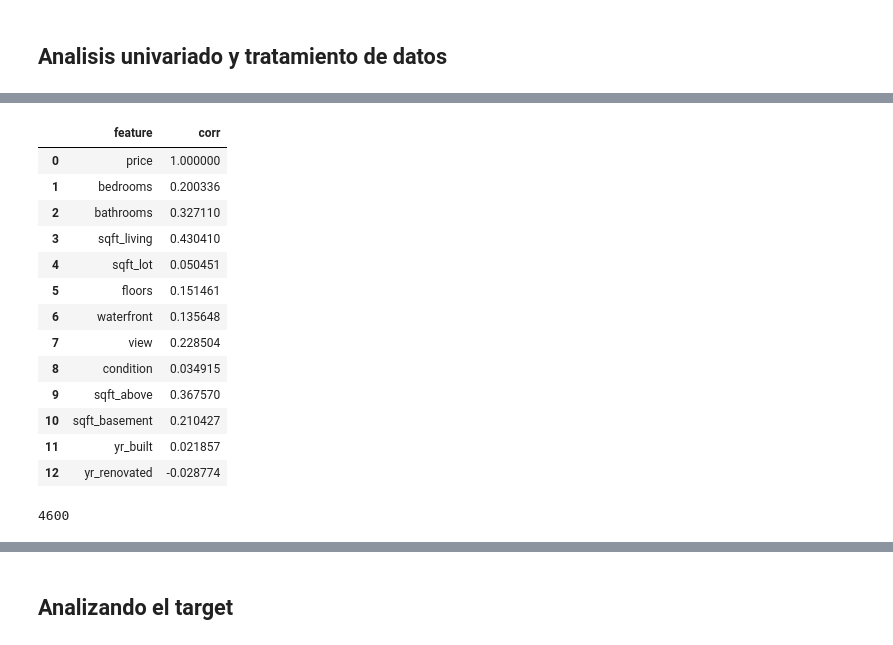
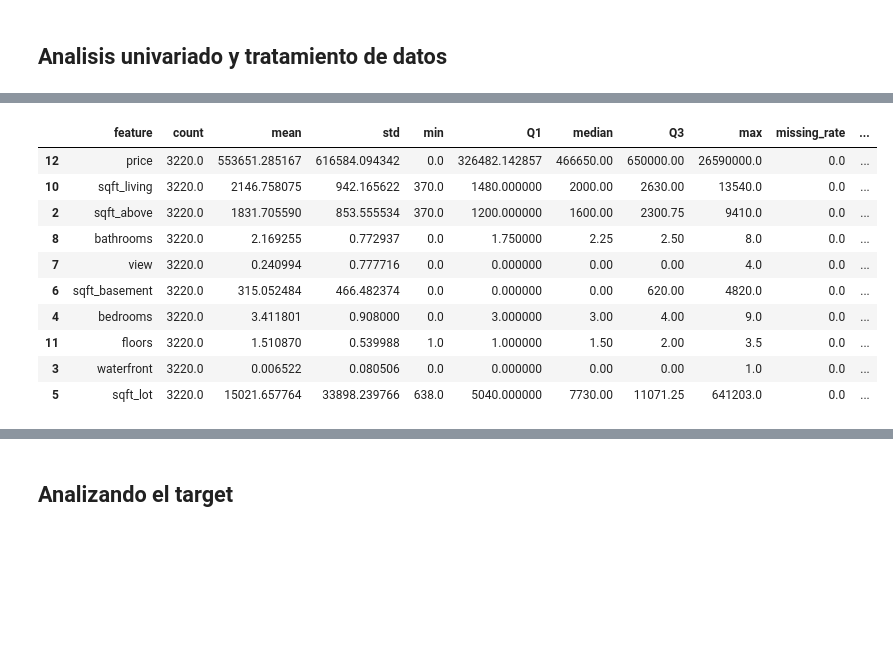
Before and after one commit to JCaballerot/Data_science_for_business, a Jupyter notebook: regresion_lineal/sidney_data_housing.ipynb, the cells around one changed output, grey strips where cells are left out. Saved outputs shown, nothing was run; the diff lists cells and outputs as text; code cells hidden in the pictures; blank space fills up the shorter version.

```diff
--- a/regresion_lineal/sidney_data_housing.ipynb
+++ b/regresion_lineal/sidney_data_housing.ipynb
@@ -27,4 +27,5 @@ pddf.select_dtypes(include = 'object').columns.tolist()
 # %% [output]
 ['date', 'street', 'city', 'statezip', 'country']
 # %%
-set(pddf.columns.tolist()) - set(['price', 'year', 'yr_built', 'yr_renovated'] + pddf.select_dtypes(include = 'object').columns.tolist())
+features = list(set(pddf.columns.tolist()) - set(['price', 'year', 'yr_built', 'yr_renovated'] + pddf.select_dtypes(include = 'object').columns.tolist()))
+data = pddf[features + [target]]
@@ -48,0 +34,8 @@ set(pddf.columns.tolist()) - set(['price', 'year', 'yr_built', 'yr_renovated'] +
+# %%
+# Muestreo
+
+from sklearn.model_selection import train_test_split
+
+train, test = train_test_split(data,
+                               train_size = 0.7,
+                               random_state = 123)
@@ -51,17 +52,12 @@ set(pddf.columns.tolist()) - set(['price', 'year', 'yr_built', 'yr_renovated'] +
 # %%
 # Creando métricas de las variables
 
-univariate = pddf.describe().transpose()
+univariate = train.describe().transpose()
 univariate.reset_index(inplace = True)
 univariate.rename(columns = {'index':'feature',
                              '25%': 'Q1',
                              '50%': 'median',
                              '75%': 'Q3'}, inplace = True)
 
-univariate[['missing_rate']] = 1 - univariate[['count']]/pddf.shape[0]
+univariate[['missing_rate']] = 1 - univariate[['count']]/train.shape[0]
 univariate.sort_values(by = 'missing_rate', ascending = False, inplace = True)
-
-
-
-
-univariate.head()
@@ -75,24 +64,20 @@ univariate.head()
 # %%
-corr_matrix = pddf.corr()
+corr_matrix = train.corr()
 corr_matrix.reset_index(inplace = True)
-corr_matrix.rename(columns = {'index': 'feature', target: 'corr'}, inplace = True)
-corr_matrix[['feature', 'corr']]
+corr_matrix.rename(columns = {'index': 'feature', target: 'correl'}, inplace = True)
+univariate_II = pd.merge(univariate, corr_matrix[['feature', 'correl']], on = 'feature', how = 'left')
+univariate_II['correl_abs'] = univariate_II.correl.apply(lambda x: abs(x))
+univariate_II.sort_values(by = 'correl_abs', ascending = False, inplace = True)
+univariate_II.head(10)
 # %% [output]
-|  | feature | corr |
-| 0 | price | 1.000000 |
-| 1 | bedrooms | 0.200336 |
-| 2 | bathrooms | 0.327110 |
-| 3 | sqft_living | 0.430410 |
-| 4 | sqft_lot | 0.050451 |
-| 5 | floors | 0.151461 |
-| 6 | waterfront | 0.135648 |
-| 7 | view | 0.228504 |
-| 8 | condition | 0.034915 |
-| 9 | sqft_above | 0.367570 |
-| 10 | sqft_basement | 0.210427 |
-| 11 | yr_built | 0.021857 |
-| 12 | yr_renovated | -0.028774 |
+|  | feature | count | mean | std | min | Q1 | median | Q3 | max | missing_rate | ... |
+| 12 | price | 3220.0 | 553651.285167 | 616584.094342 | 0.0 | 326482.142857 | 466650.00 | 650000.00 | 26590000.0 | 0.0 | ... |
+| 10 | sqft_living | 3220.0 | 2146.758075 | 942.165622 | 370.0 | 1480.000000 | 2000.00 | 2630.00 | 13540.0 | 0.0 | ... |
+| 2 | sqft_above | 3220.0 | 1831.705590 | 853.555534 | 370.0 | 1200.000000 | 1600.00 | 2300.75 | 9410.0 | 0.0 | ... |
+| 8 | bathrooms | 3220.0 | 2.169255 | 0.772937 | 0.0 | 1.750000 | 2.25 | 2.50 | 8.0 | 0.0 | ... |
+| 7 | view | 3220.0 | 0.240994 | 0.777716 | 0.0 | 0.000000 | 0.00 | 0.00 | 4.0 | 0.0 | ... |
+| 6 | sqft_basement | 3220.0 | 315.052484 | 466.482374 | 0.0 | 0.000000 | 0.00 | 620.00 | 4820.0 | 0.0 | ... |
+| 4 | bedrooms | 3220.0 | 3.411801 | 0.908000 | 0.0 | 3.000000 | 3.00 | 4.00 | 9.0 | 0.0 | ... |
+| 11 | floors | 3220.0 | 1.510870 | 0.539988 | 1.0 | 1.000000 | 1.50 | 2.00 | 3.5 | 0.0 | ... |
+| 3 | waterfront | 3220.0 | 0.006522 | 0.080506 | 0.0 | 0.000000 | 0.00 | 0.00 | 1.0 | 0.0 | ... |
+| 5 | sqft_lot | 3220.0 | 15021.657764 | 33898.239766 | 638.0 | 5040.000000 | 7730.00 | 11071.25 | 641203.0 | 0.0 | ... |
-# %%
-pddf.shape[0]
-# %% [output]
-4600
```
Also changed, not shown: parts of 17 cells of this notebook.
